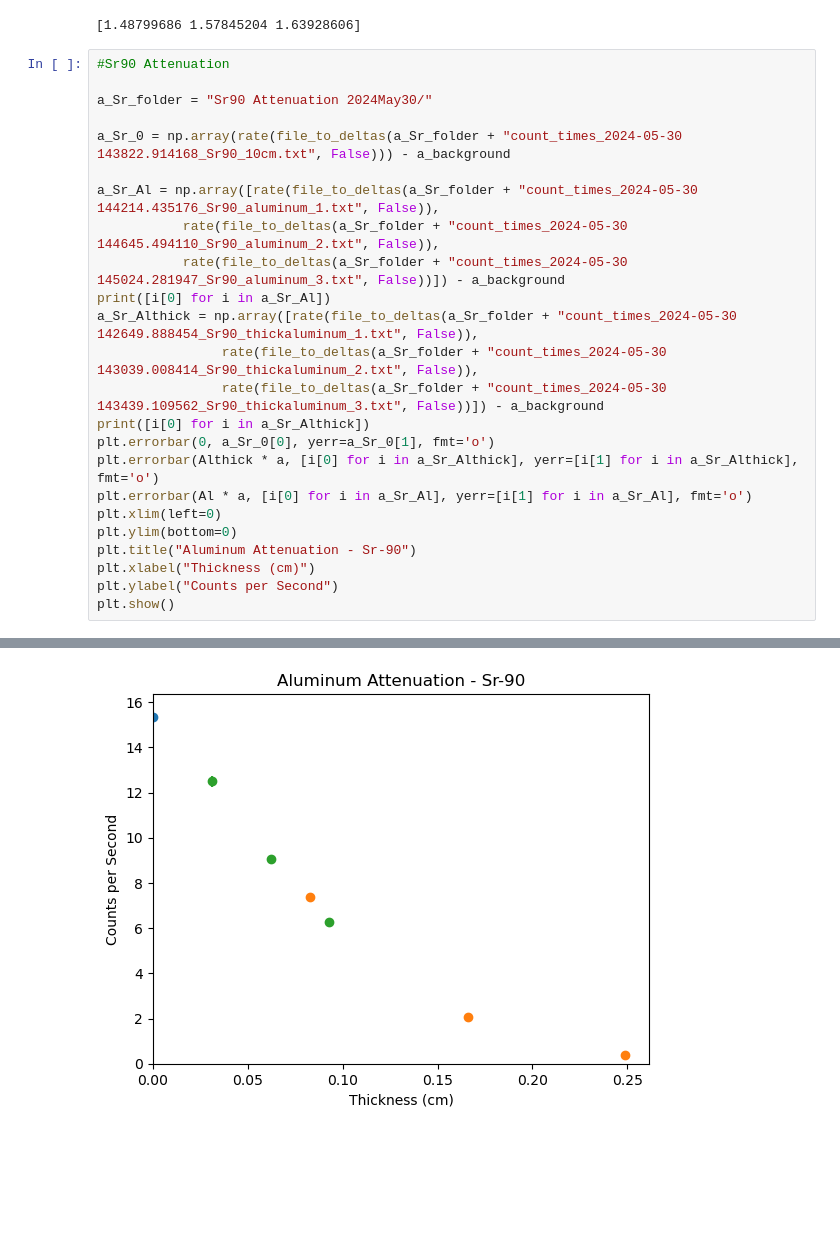
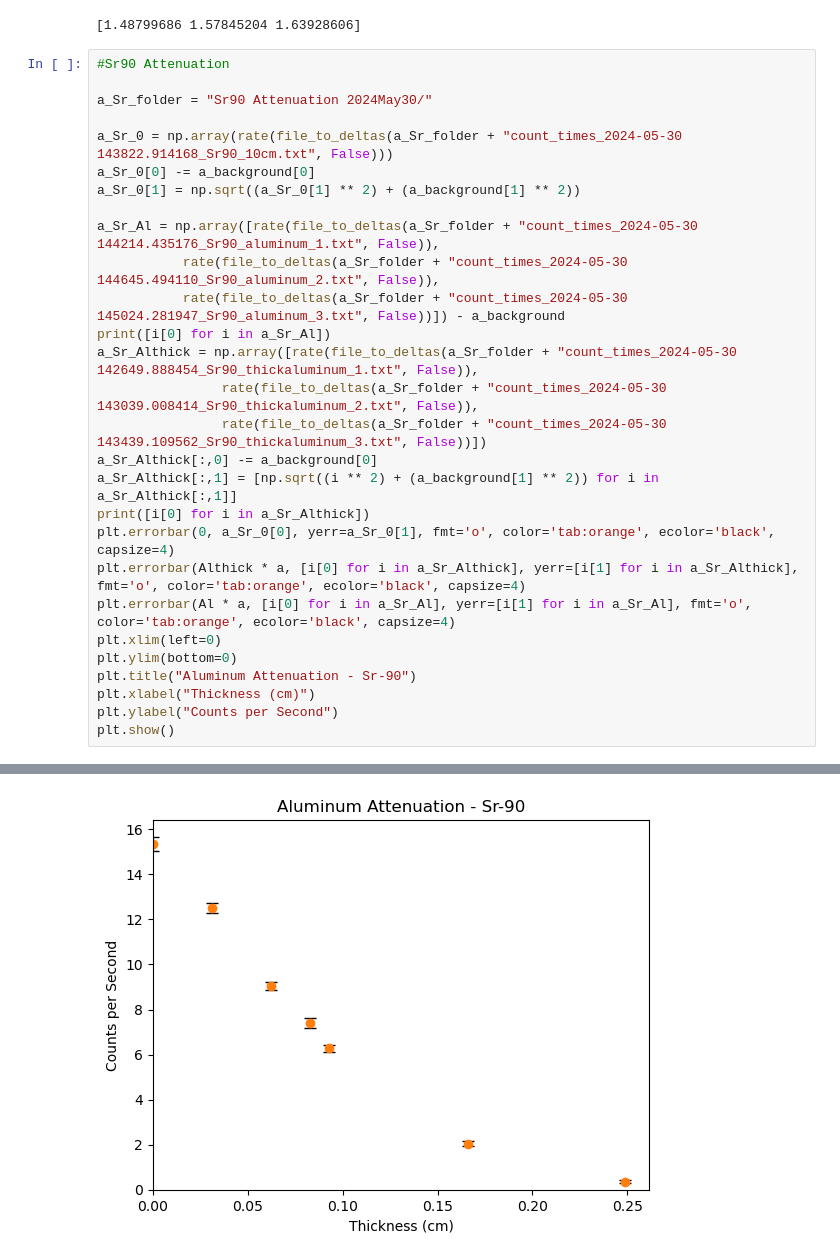
Before and after one commit to stimm78/Geiger_counter, a Jupyter notebook: geiger_counter/Data Analysis.ipynb, the cells around one changed output, grey strips where cells are left out. Drawn from its saved outputs; the diff is of its cells as text; blank space fills up the shorter version.

```diff
--- a/geiger_counter/Data Analysis.ipynb
+++ b/geiger_counter/Data Analysis.ipynb
@@ -144,31 +150,35 @@ print(a_Co_Al)
 # %%
 #Sr90 Attenuation
 
 a_Sr_folder = "Sr90 Attenuation 2024May30/"
 
-a_Sr_0 = np.array(rate(file_to_deltas(a_Sr_folder + "count_times_2024-05-30 143822.914168_Sr90_10cm.txt", False))) - a_background
+a_Sr_0 = np.array(rate(file_to_deltas(a_Sr_folder + "count_times_2024-05-30 143822.914168_Sr90_10cm.txt", False)))
+a_Sr_0[0] -= a_background[0]
+a_Sr_0[1] = np.sqrt((a_Sr_0[1] ** 2) + (a_background[1] ** 2))
 
 a_Sr_Al = np.array([rate(file_to_deltas(a_Sr_folder + "count_times_2024-05-30 144214.435176_Sr90_aluminum_1.txt", False)),
            rate(file_to_deltas(a_Sr_folder + "count_times_2024-05-30 144645.494110_Sr90_aluminum_2.txt", False)),
            rate(file_to_deltas(a_Sr_folder + "count_times_2024-05-30 145024.281947_Sr90_aluminum_3.txt", False))]) - a_background
 print([i[0] for i in a_Sr_Al])
 a_Sr_Althick = np.array([rate(file_to_deltas(a_Sr_folder + "count_times_2024-05-30 142649.888454_Sr90_thickaluminum_1.txt", False)),
                 rate(file_to_deltas(a_Sr_folder + "count_times_2024-05-30 143039.008414_Sr90_thickaluminum_2.txt", False)),
-                rate(file_to_deltas(a_Sr_folder + "count_times_2024-05-30 143439.109562_Sr90_thickaluminum_3.txt", False))]) - a_background
+                rate(file_to_deltas(a_Sr_folder + "count_times_2024-05-30 143439.109562_Sr90_thickaluminum_3.txt", False))])
+a_Sr_Althick[:,0] -= a_background[0]
+a_Sr_Althick[:,1] = [np.sqrt((i ** 2) + (a_background[1] ** 2)) for i in a_Sr_Althick[:,1]]
 print([i[0] for i in a_Sr_Althick])
-plt.errorbar(0, a_Sr_0[0], yerr=a_Sr_0[1], fmt='o')
-plt.errorbar(Althick * a, [i[0] for i in a_Sr_Althick], yerr=[i[1] for i in a_Sr_Althick], fmt='o')
-plt.errorbar(Al * a, [i[0] for i in a_Sr_Al], yerr=[i[1] for i in a_Sr_Al], fmt='o')
+plt.errorbar(0, a_Sr_0[0], yerr=a_Sr_0[1], fmt='o', color='tab:orange', ecolor='black', capsize=4)
+plt.errorbar(Althick * a, [i[0] for i in a_Sr_Althick], yerr=[i[1] for i in a_Sr_Althick], fmt='o', color='tab:orange', ecolor='black', capsize=4)
+plt.errorbar(Al * a, [i[0] for i in a_Sr_Al], yerr=[i[1] for i in a_Sr_Al], fmt='o', color='tab:orange', ecolor='black', capsize=4)
 plt.xlim(left=0)
 plt.ylim(bottom=0)
 plt.title("Aluminum Attenuation - Sr-90")
 plt.xlabel("Thickness (cm)")
 plt.ylabel("Counts per Second")
 plt.show()
 # %% [output]
 [12.491494224933383, 9.049600734511971, 6.2779662919085055]
 [7.397343497320244, 2.0481607386613123, 0.3639934303370173]
-[figure, old version]
+[figure, new version]
 # %%
 #Tube Efficiency
 
```
Also changed, not shown: parts of 5 cells of this notebook, 6 other files.
